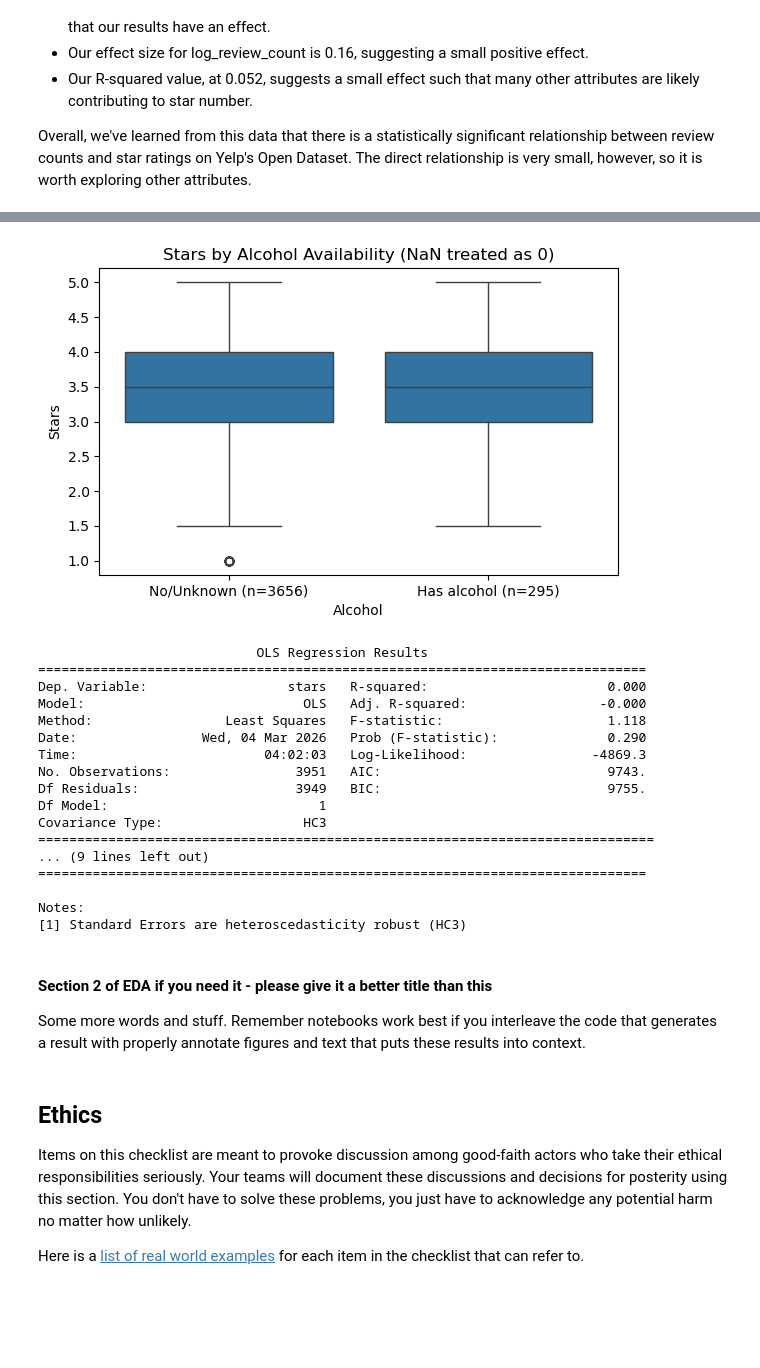
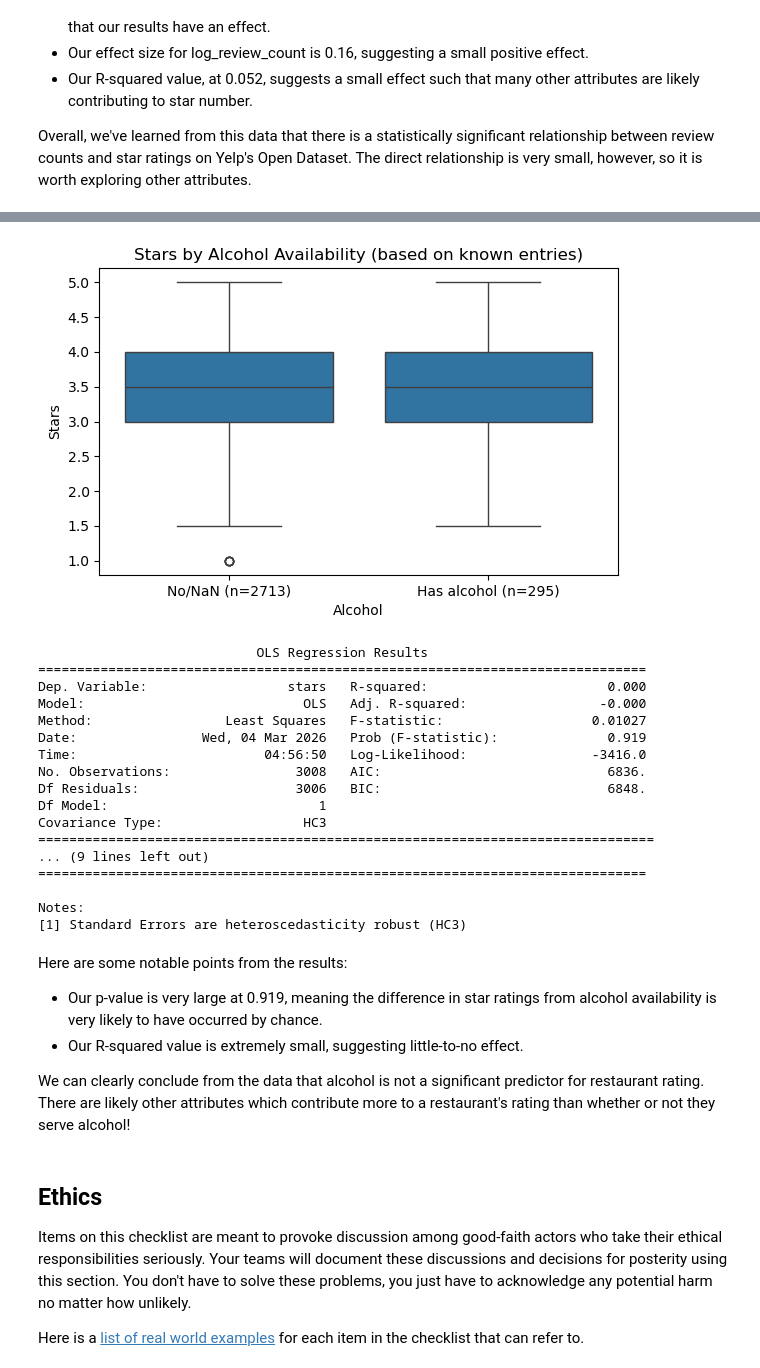
Before and after one commit to COGS108/Group009_WI26, a Jupyter notebook: 02-EDACheckpoint.ipynb, the cells around one changed output, grey strips where cells are left out. Saved outputs shown, nothing was run; the diff lists cells and outputs as text; code cells hidden in the pictures; blank space fills up the shorter version.

Commit message:
EDA pt 3
- alcohol section added
- gluck dyl

```diff
--- a/02-EDACheckpoint.ipynb
+++ b/02-EDACheckpoint.ipynb
@@ -331,16 +333,20 @@ Making the `attr_Alcohol` data binary here.
 # %%
 df_alc = yelp_df.copy()
 alc = df_alc['attr_Alcohol'].astype('string')
+# clean the strings
 alc_clean = (alc
              .str.strip()
              .str.strip('"')
              .str.strip("'")
              .str.lower())
+# convert to binary, keeping NaNs
 df_alc['alcohol_has'] = np.where(
-    alc_clean.isin(['full_bar', 'beer_and_wine']),
-    1,
-    0
+    alc_clean.isna(),
+    np.nan,
+    alc_clean.isin(['full_bar', 'beer_and_wine']).astype(int)
 )
+
+yelp_df = df_alc
 # %% [markdown]
 ## Results
 
@@ -429,33 +441,30 @@ Overall, we've learned from this data that there is a statistically significant
 # %%
-plot_df = df_alc.dropna(subset=['stars'])  # keep valid ratings
-
-counts = plot_df['alcohol_has'].value_counts().sort_index()
+df_alc_known = yelp_df.dropna(subset=['alcohol_has'])
+counts = df_alc_known['alcohol_has'].value_counts().sort_index()
 
 plt.figure(figsize=(6, 4))
-sns.boxplot(data=plot_df, x='alcohol_has', y='stars')
-plt.xticks([0, 1], [f"No/Unknown (n={counts.get(0,0)})", f"Has alcohol (n={counts.get(1,0)})"])
+sns.boxplot(data=df_alc_known, x='alcohol_has', y='stars')
+plt.xticks([0, 1], [f"No/NaN (n={counts.get(0,0)})", f"Has alcohol (n={counts.get(1,0)})"])
 plt.xlabel("Alcohol")
 plt.ylabel("Stars")
-plt.title("Stars by Alcohol Availability (NaN treated as 0)")
+plt.title("Stars by Alcohol Availability (based on known entries)")
 plt.tight_layout()
 plt.show()
 # %% [output]
-[figure, old version]
+[figure, new version]
 # %%
-ols_df = df_alc.dropna(subset=['stars'])  # alcohol_has has no NaNs by construction
-
-model_alc = smf.ols('stars ~ alcohol_has', data=ols_df).fit(cov_type='HC3')
+model_alc = smf.ols('stars ~ alcohol_has', data=df_alc_known).fit(cov_type='HC3')
 print(model_alc.summary())
 # %% [output]
                             OLS Regression Results
 ==============================================================================
 Dep. Variable:                  stars   R-squared:                       0.000
 Model:                            OLS   Adj. R-squared:                 -0.000
-Method:                 Least Squares   F-statistic:                     1.118
-Date:                Wed, 04 Mar 2026   Prob (F-statistic):              0.290
-Time:                        04:02:03   Log-Likelihood:                -4869.3
-No. Observations:                3951   AIC:                             9743.
-Df Residuals:                    3949   BIC:                             9755.
+Method:                 Least Squares   F-statistic:                   0.01027
+Date:                Wed, 04 Mar 2026   Prob (F-statistic):              0.919
+Time:                        04:56:50   Log-Likelihood:                -3416.0
+No. Observations:                3008   AIC:                             6836.
+Df Residuals:                    3006   BIC:                             6848.
 Df Model:                           1
 Covariance Type:                  HC3
 ===============================================================================
@@ -464,7 +473,3 @@ Covariance Type:                  HC3
 
 Notes:
 [1] Standard Errors are heteroscedasticity robust (HC3)
-# %% [markdown]
-#### Section 2 of EDA if you need it  - please give it a better title than this
-
-Some more words and stuff.  Remember notebooks work best if you interleave the code that generates a result with properly annotate figures and text that puts these results into context.
@@ -474,3 +476,10 @@ Some more words and stuff.  Remember notebooks work best if you interleave the c
+# %% [markdown]
+Here are some notable points from the results:
+
+- Our p-value is very large at 0.919, meaning the difference in star ratings from alcohol availability is very likely to have occurred by chance.
+- Our R-squared value is extremely small, suggesting little-to-no effect.
+
+We can clearly conclude from the data that alcohol is not a significant predictor for restaurant rating. There are likely other attributes which contribute more to a restaurant's rating than whether or not they serve alcohol!
 # %% [markdown]
 ## Ethics
 
```
Also changed, not shown: parts of 5 cells of this notebook.
